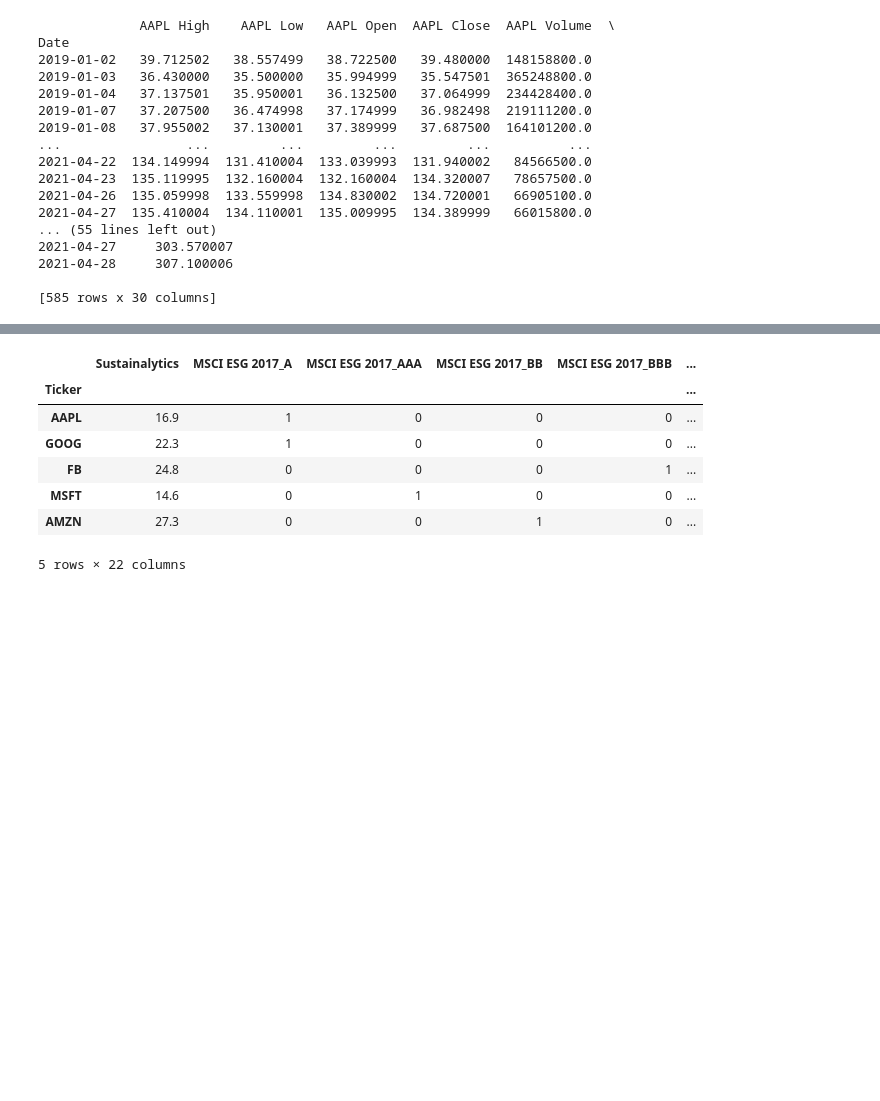
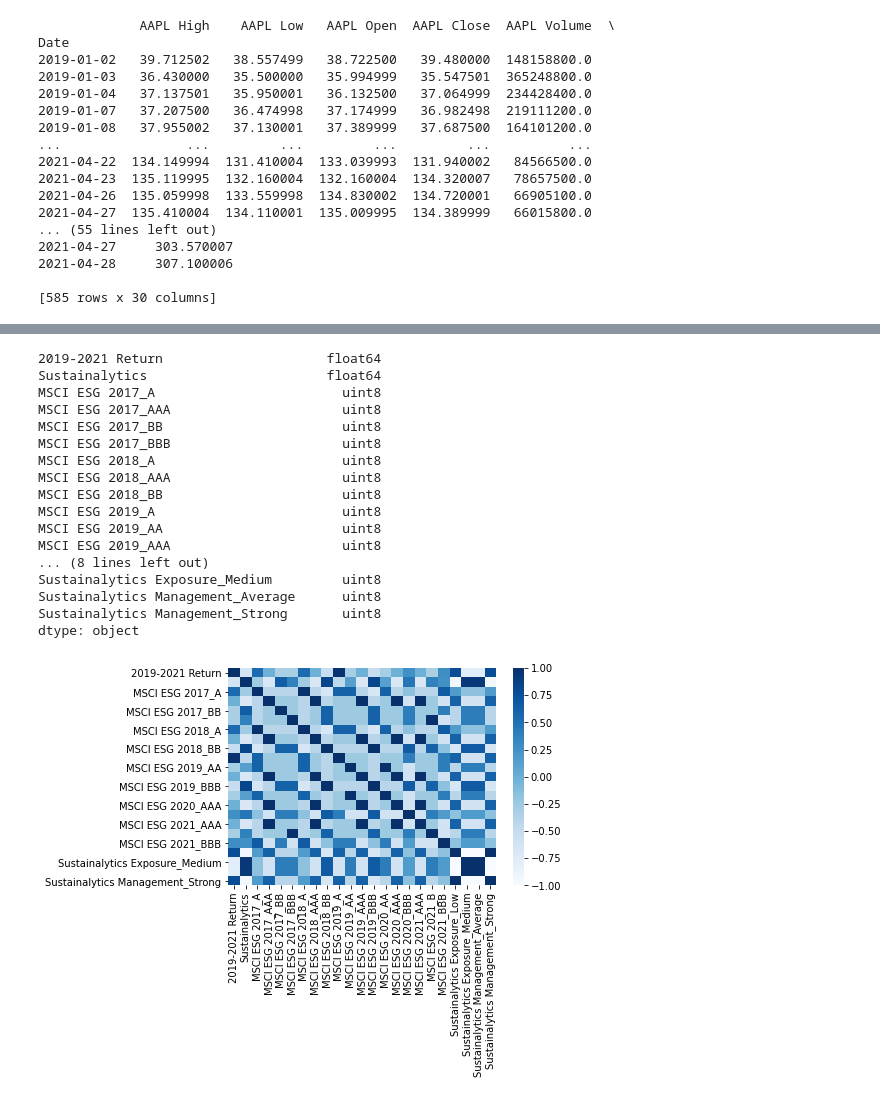
Before and after one commit to DanMarks12/Final_Project_Group5, a Jupyter notebook: ESG Analysis.ipynb, the cells around one changed output, grey strips where cells are left out. Drawn from its saved outputs; the diff is of its cells as text; code cells hidden in the pictures; blank space fills up the shorter version.

Commit message:
Correlation matrix

```diff
--- a/ESG Analysis.ipynb
+++ b/ESG Analysis.ipynb
@@ -42,4 +42,9 @@ Date
 
 [585 rows x 30 columns]
 # %%
-esg_df = pd.get_dummies(esg_df[['MSCI ESG 2017', 'MSCI ESG 2018', 'MSCI ESG 2019', 'MSCI ESG 2020', 'MSCI ESG 2021', 'Sustainalytics', 'Sustainalytics Exposure', 'Sustainalytics Management']])
+dummy_vars = ['MSCI ESG 2017', 'MSCI ESG 2018', 'MSCI ESG 2019', 'MSCI ESG 2020', 'MSCI ESG 2021', 'Sustainalytics', 'Sustainalytics Exposure', 'Sustainalytics Management']
+dummy_df = pd.get_dummies(esg_df[dummy_vars])
+# %%
+other_vars = list(set(esg_df.columns.tolist()) - set(dummy_vars))
+esg_df = pd.concat([esg_df[other_vars], dummy_df], axis=1)
+esg_df
@@ -46,11 +63,22 @@ esg_df = pd.get_dummies(esg_df[['MSCI ESG 2017', 'MSCI ESG 2018', 'MSCI ESG 2019
+# %%
+corr_matrix = esg_df.corr()
 # %%
-esg_df
+esg_df.dtypes
 # %% [output]
-|  | Sustainalytics | MSCI ESG 2017_A | MSCI ESG 2017_AAA | MSCI ESG 2017_BB | MSCI ESG 2017_BBB | ... |
-| Ticker |  |  |  |  |  | ... |
-| AAPL | 16.9 | 1 | 0 | 0 | 0 | ... |
-| GOOG | 22.3 | 1 | 0 | 0 | 0 | ... |
-| FB | 24.8 | 0 | 0 | 0 | 1 | ... |
-| MSFT | 14.6 | 0 | 1 | 0 | 0 | ... |
-| AMZN | 27.3 | 0 | 0 | 1 | 0 | ... |
-5 rows × 22 columns
+2019-2021 Return                     float64
+Sustainalytics                       float64
+MSCI ESG 2017_A                        uint8
+MSCI ESG 2017_AAA                      uint8
+MSCI ESG 2017_BB                       uint8
+MSCI ESG 2017_BBB                      uint8
+MSCI ESG 2018_A                        uint8
+MSCI ESG 2018_AAA                      uint8
+MSCI ESG 2018_BB                       uint8
+MSCI ESG 2019_A                        uint8
+MSCI ESG 2019_AA                       uint8
+MSCI ESG 2019_AAA                      uint8
+... (8 lines left out)
+Sustainalytics Exposure_Medium         uint8
+Sustainalytics Management_Average      uint8
+Sustainalytics Management_Strong       uint8
+dtype: object
@@ -58,0 +85,5 @@ import matplotlib as
+# %%
+sn.heatmap(corr_matrix, annot=False, cmap='Blues')
+plt.show()
+# %% [output]
+[figure, added]
```
Also changed, not shown: parts of 4 cells of this notebook.
